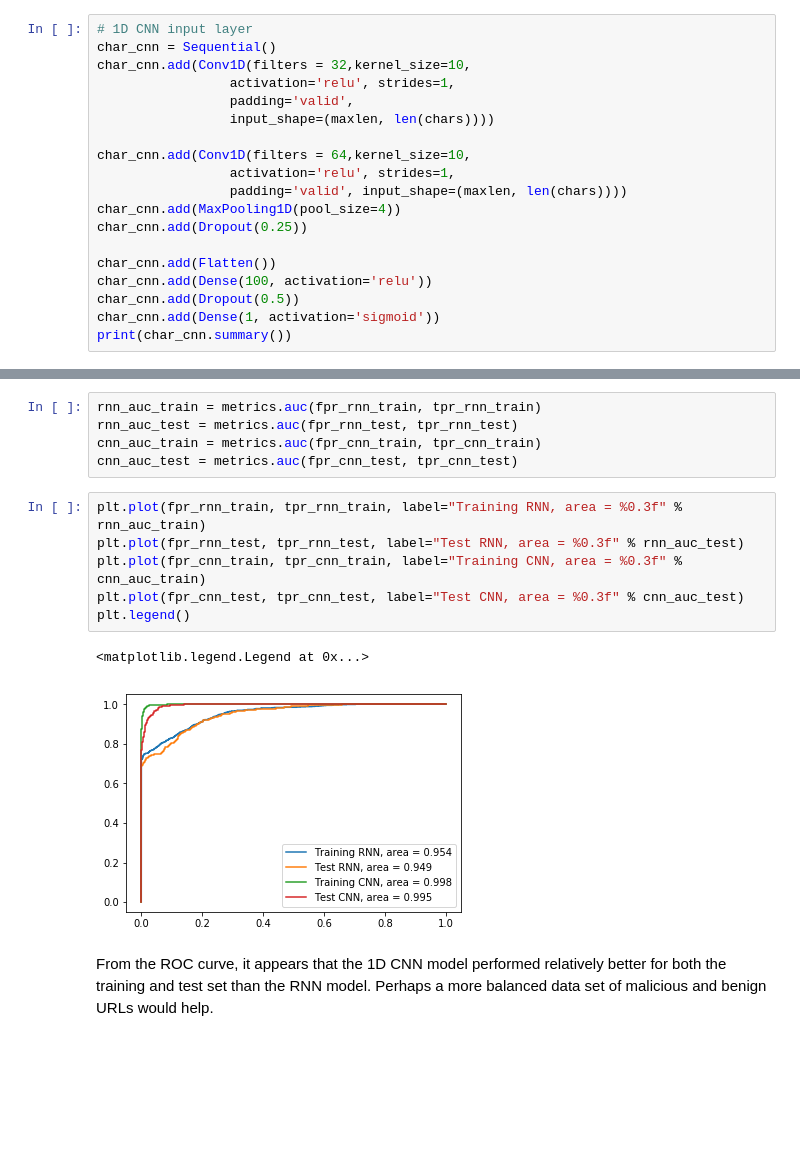
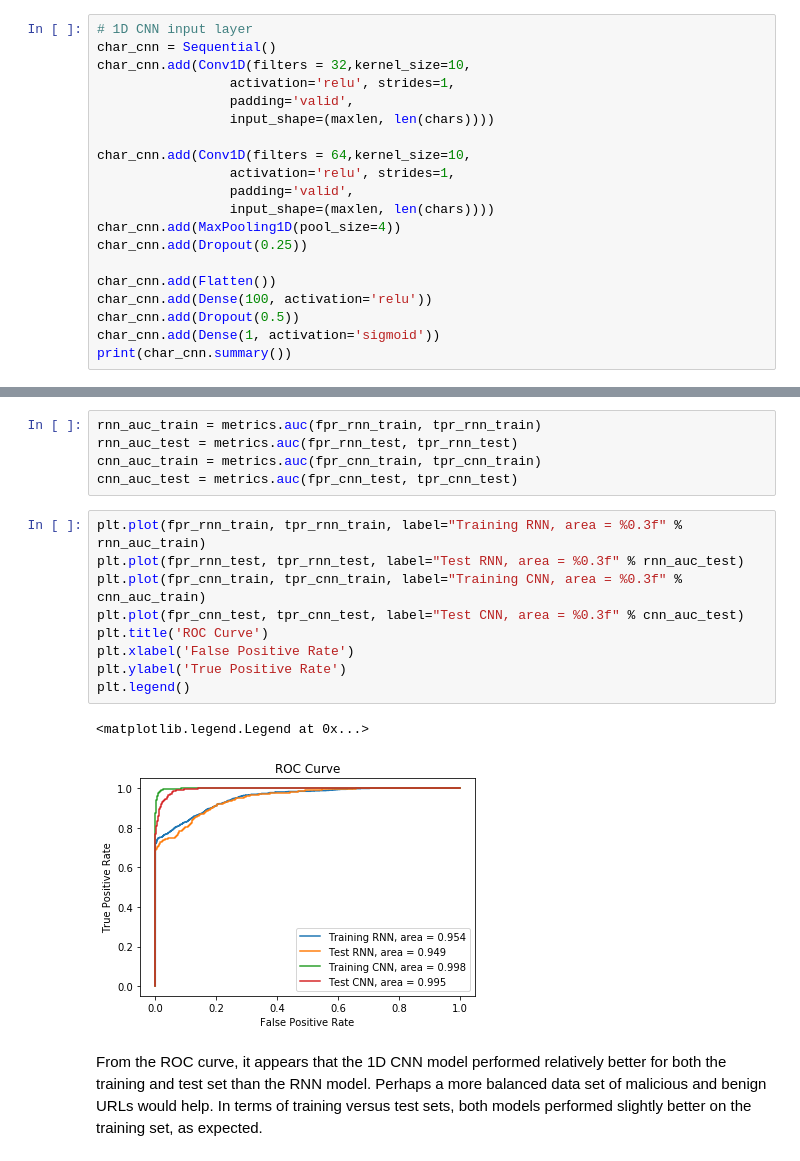
Before and after one commit to jyan33/ANLY590, a Jupyter notebook: ANLY590_Yan_HW2.ipynb, the cells around one changed output, grey strips where cells are left out. Drawn from its saved outputs; the diff is of its cells as text; blank space fills up the shorter version.

```diff
--- a/ANLY590_Yan_HW2.ipynb
+++ b/ANLY590_Yan_HW2.ipynb
@@ -488,7 +491,8 @@ char_cnn.add(Conv1D(filters = 32,kernel_size=10,
 
 char_cnn.add(Conv1D(filters = 64,kernel_size=10,
                  activation='relu', strides=1,
-                 padding='valid', input_shape=(maxlen, len(chars))))
+                 padding='valid',
+                 input_shape=(maxlen, len(chars))))
 char_cnn.add(MaxPooling1D(pool_size=4))
 char_cnn.add(Dropout(0.25))
 
@@ -562,11 +566,14 @@ cnn_auc_test = metrics.auc(fpr_cnn_test, tpr_cnn_test)
 # %%
 plt.plot(fpr_rnn_train, tpr_rnn_train, label="Training RNN, area = %0.3f" % rnn_auc_train)
 plt.plot(fpr_rnn_test, tpr_rnn_test, label="Test RNN, area = %0.3f" % rnn_auc_test)
 plt.plot(fpr_cnn_train, tpr_cnn_train, label="Training CNN, area = %0.3f" % cnn_auc_train)
 plt.plot(fpr_cnn_test, tpr_cnn_test, label="Test CNN, area = %0.3f" % cnn_auc_test)
+plt.title('ROC Curve')
+plt.xlabel('False Positive Rate')
+plt.ylabel('True Positive Rate')
 plt.legend()
 # %% [output]
 <matplotlib.legend.Legend at 0x...>
-[figure, old version]
+[figure, new version]
 # %% [markdown]
-From the ROC curve, it appears that the 1D CNN model performed relatively better for both the training and test set than the RNN model. Perhaps a more balanced data set of malicious and benign URLs would help.
+From the ROC curve, it appears that the 1D CNN model performed relatively better for both the training and test set than the RNN model. Perhaps a more balanced data set of malicious and benign URLs would help. In terms of training versus test sets, both models performed slightly better on the training set, as expected.
```
Also changed, not shown: parts of 10 cells of this notebook.
